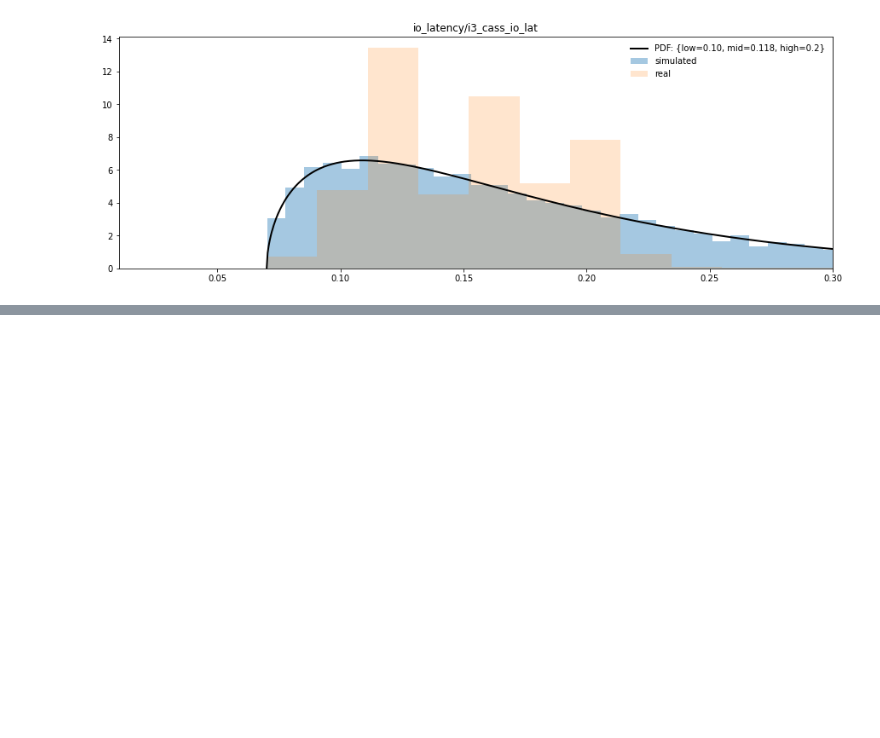
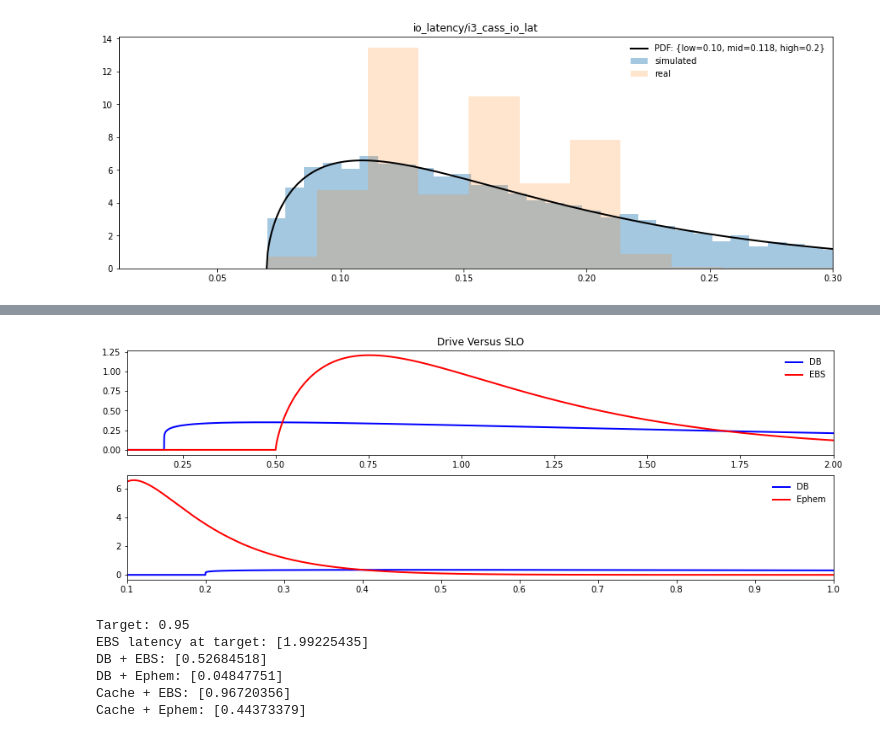
Before and after one commit to Netflix-Skunkworks/service-capacity-modeling, a Jupyter notebook: notebooks/drive_latency.ipynb, the cells around one changed output, grey strips where cells are left out. Saved outputs shown, nothing was run; the diff lists cells and outputs as text; code cells hidden in the pictures; blank space fills up the shorter version.

Commit message:
Add notebooks showing drive latency working set calculations

```diff
--- a/notebooks/drive_latency.ipynb
+++ b/notebooks/drive_latency.ipynb
@@ -187,0 +192,46 @@ io_latency/i3_cass_io_lat : KstestResult(statistic=0.24934784564180978, pvalue=6
+# %%
+cache_slo = FixedInterval(low=0.2, mid=0.6, high=1, confidence=0.98)
+db_slo = FixedInterval(low=0.4, mid=2.5, high=10, confidence=0.98)
+ebs_latency = FixedInterval(low=1, mid=1.1, high=20, confidence=0.9)
+ephem_latency = FixedInterval(low=0.14, mid=0.18, high=0.25, confidence=0.9)
+
+cache_gamma = gamma_for_interval(cache_slo)
+db_gamma = gamma_for_interval(db_slo)
+ebs_gamma = gamma_for_interval(ebs_latency)
+ephem_gamma = gamma_for_interval(ephem_latency)
+
+
+fig, (ax, ax2) = plt.subplots(2, 1, figsize=(15,5))
+
+x = np.linspace(0.1, 2, 10000)
+
+ax.plot(x, db_gamma.pdf(x), 'b-', lw=2, label="DB")
+ax.plot(x, ebs_gamma.pdf(x), 'r-', lw=2, label="EBS")
+
+ax2.plot(x, db_gamma.pdf(x), 'b-', lw=2, label="DB")
+ax2.plot(x, ephem_gamma.pdf(x), 'r-', lw=2, label="Ephem")
+
+ax.legend(loc='best', frameon=False)
+ax.set_title("Drive Versus SLO")
+ax.set_xlim(0.1, 2)
+ax2.legend(loc='best', frameon=False)
+ax2.set_xlim(0.1, 1)
+
+plt.show()
+# %% [output]
+[figure, added]
+# %%
+target = 0.95
+print(f"Target: {target}")
+print(f"EBS latency at target: {ebs_gamma.ppf(target)}")
+print(f"DB + EBS: {db_gamma.cdf(ebs_gamma.ppf(target))}")
+print(f"DB + Ephem: {db_gamma.cdf(ephem_gamma.ppf(target))}")
+print(f"Cache + EBS: {cache_gamma.cdf(ebs_gamma.ppf(target))}")
+print(f"Cache + Ephem: {cache_gamma.cdf(ephem_gamma.ppf(target))}")
+# %% [output]
+Target: 0.95
+EBS latency at target: [1.99225435]
+DB + EBS: [0.52684518]
+DB + Ephem: [0.04847751]
+Cache + EBS: [0.96720356]
+Cache + Ephem: [0.44373379]
```
Also changed, not shown: parts of 3 cells of this notebook.
